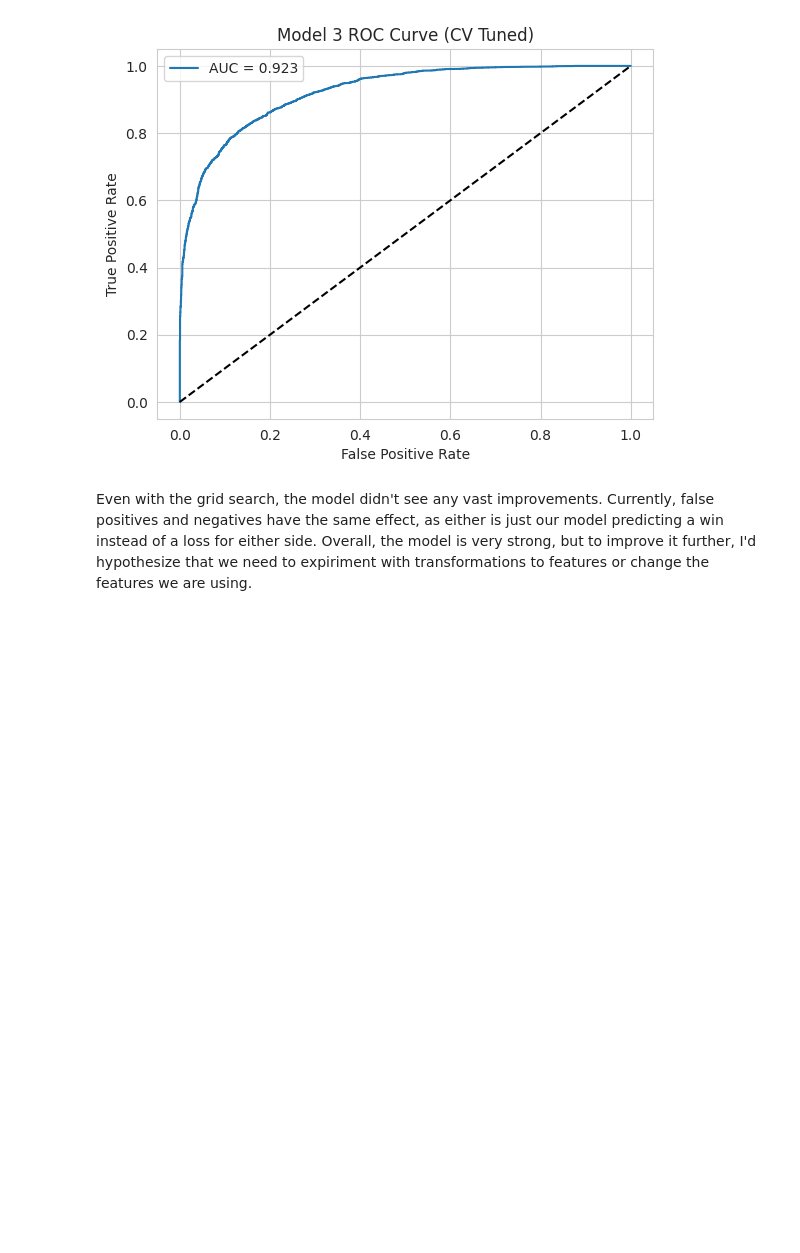
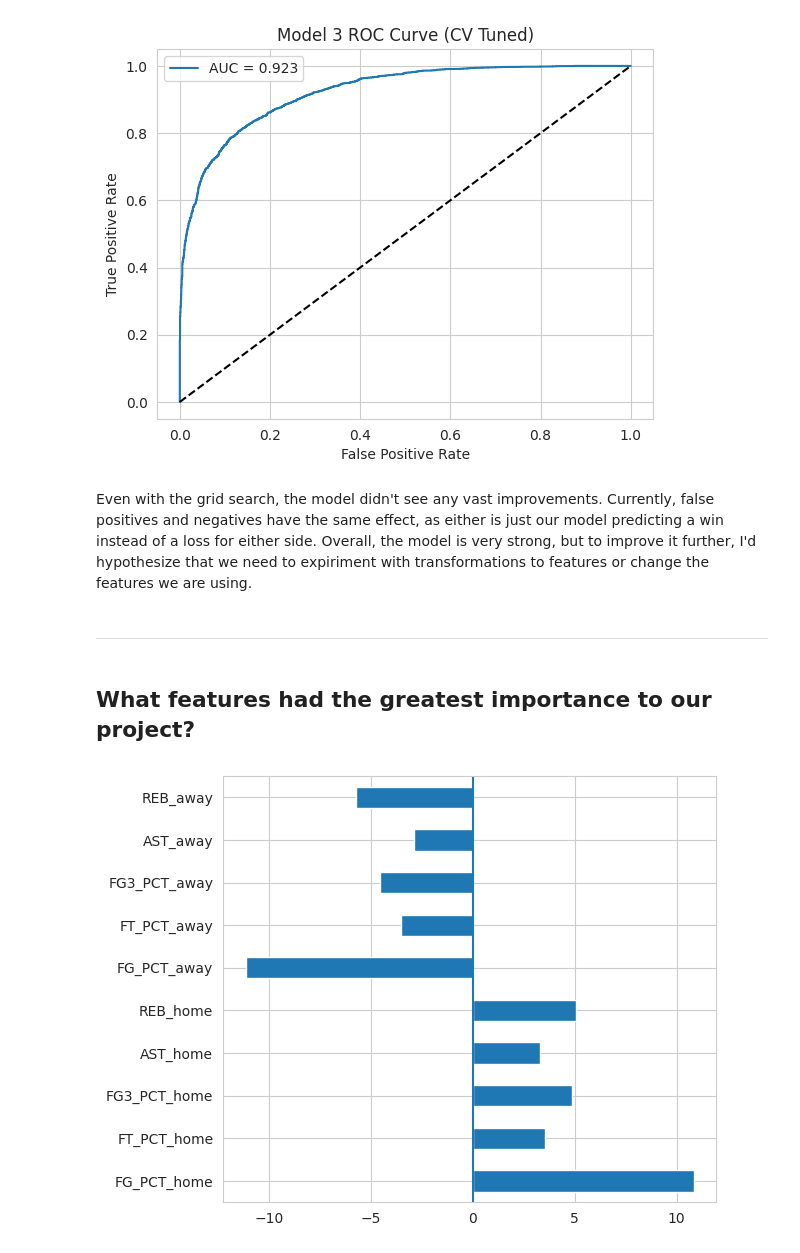
Before and after one commit to aelias5438/Final_Project_DS3021, a Jupyter notebook: FinalLab.ipynb, the cells around one changed output. Drawn from its saved outputs; the diff is of its cells as text; code cells hidden in the pictures; blank space fills up the shorter version.

```diff
--- a/FinalLab.ipynb
+++ b/FinalLab.ipynb
@@ -364,3 +370,24 @@ plt.show()
 [figure]
 # %% [markdown]
 Even with the grid search, the model didn't see any vast improvements. Currently, false positives and negatives have the same effect, as either is just our model predicting a win instead of a loss for either side. Overall, the model is very strong, but to improve it further, I'd hypothesize that we need to expiriment with transformations to features or change the features we are using.
+# %% [markdown]
+---
+# %% [markdown]
+## What features had the greatest importance to our project?
+# %%
+# So now that we've completed the 3 models, let's look into what features actually drove predictions
+# The logistic regression coefficients will tell us how much each feature pushes the model toward predicting a home win (positive) or away win (negative)
+
+# This pulls the coefficient from the best model (model 3), and pairs it with the feature names
+coefs = pd.Series(model3.named_steps['model'].coef_[0], index=num_feat)
+
+# Now we can plot the coefficients as a horizontal bar chart
+coefs.plot(kind='barh')
+
+# We'll add a vertical line at 0 so it's easy to see which features push toward a win vs a loss
+plt.axvline(0)
+
+plt.tight_layout()
+plt.show()
+# %% [output]
+[figure, added]
```
Also changed, not shown: parts of 8 cells of this notebook.
